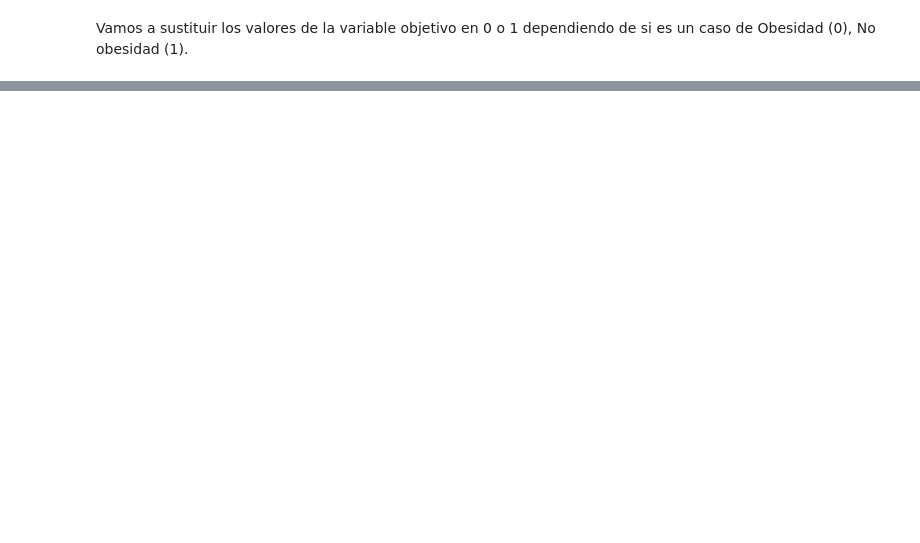
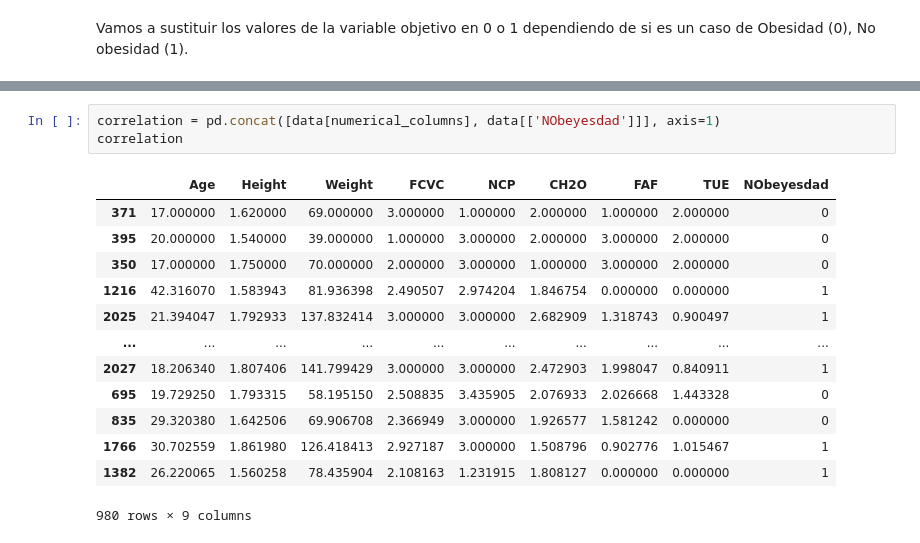
Before and after one commit to alejbormeg/MasterBigDataML-MachineLearningI, a Jupyter notebook: src/proyecto.ipynb, the cells around one changed output, grey strips where cells are left out. Drawn from its saved outputs; the diff is of its cells as text; blank space fills up the shorter version.

```diff
--- a/src/proyecto.ipynb
+++ b/src/proyecto.ipynb
@@ -277 +304,18 @@ NObeyesdad
 Name: count, dtype: int64
+# %%
+correlation = pd.concat([data[numerical_columns], data[['NObeyesdad']]], axis=1)
+correlation
+# %% [output]
+|  | Age | Height | Weight | FCVC | NCP | CH2O | FAF | TUE | NObeyesdad |
+| 371 | 17.000000 | 1.620000 | 69.000000 | 3.000000 | 1.000000 | 2.000000 | 1.000000 | 2.000000 | 0 |
+| 395 | 20.000000 | 1.540000 | 39.000000 | 1.000000 | 3.000000 | 2.000000 | 3.000000 | 2.000000 | 0 |
+| 350 | 17.000000 | 1.750000 | 70.000000 | 2.000000 | 3.000000 | 1.000000 | 3.000000 | 2.000000 | 0 |
+| 1216 | 42.316070 | 1.583943 | 81.936398 | 2.490507 | 2.974204 | 1.846754 | 0.000000 | 0.000000 | 1 |
+| 2025 | 21.394047 | 1.792933 | 137.832414 | 3.000000 | 3.000000 | 2.682909 | 1.318743 | 0.900497 | 1 |
+| ... | ... | ... | ... | ... | ... | ... | ... | ... | ... |
+| 2027 | 18.206340 | 1.807406 | 141.799429 | 3.000000 | 3.000000 | 2.472903 | 1.998047 | 0.840911 | 1 |
+| 695 | 19.729250 | 1.793315 | 58.195150 | 2.508835 | 3.435905 | 2.076933 | 2.026668 | 1.443328 | 0 |
+| 835 | 29.320380 | 1.642506 | 69.906708 | 2.366949 | 3.000000 | 1.926577 | 1.581242 | 0.000000 | 0 |
+| 1766 | 30.702559 | 1.861980 | 126.418413 | 2.927187 | 3.000000 | 1.508796 | 0.902776 | 1.015467 | 1 |
+| 1382 | 26.220065 | 1.560258 | 78.435904 | 2.108163 | 1.231915 | 1.808127 | 0.000000 | 0.000000 | 1 |
+980 rows × 9 columns
```
Also changed, not shown: parts of 23 cells of this notebook.
